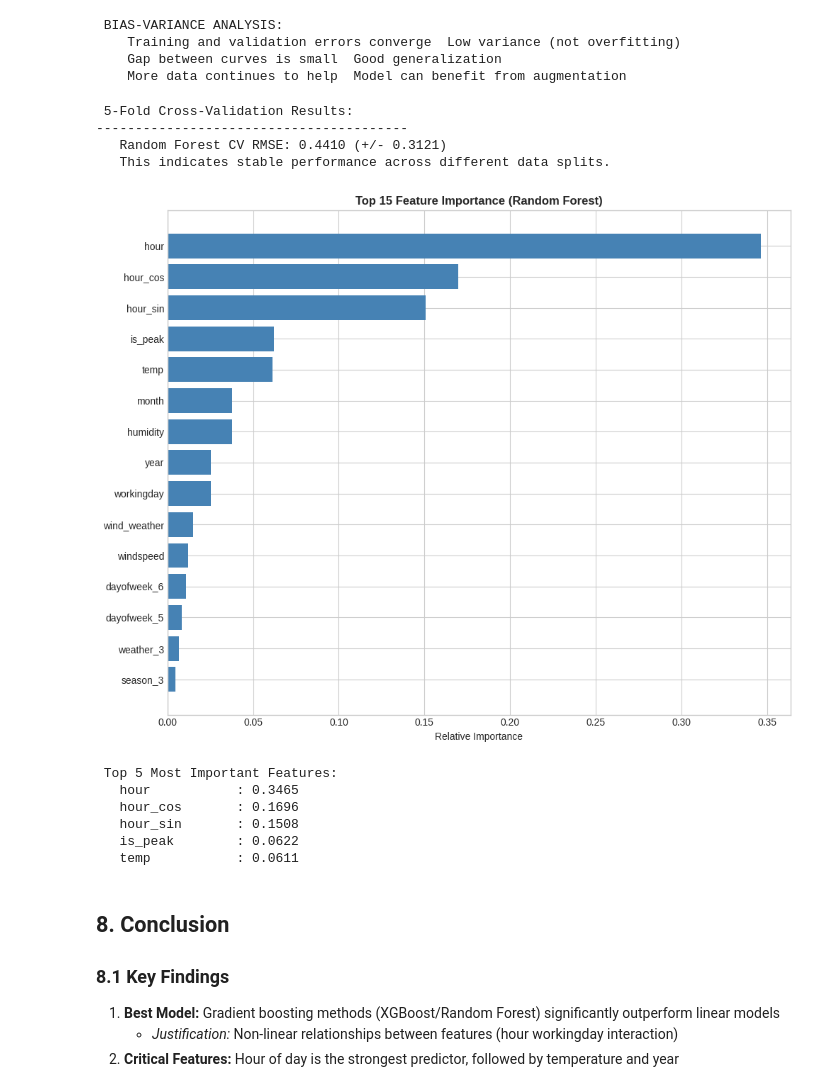
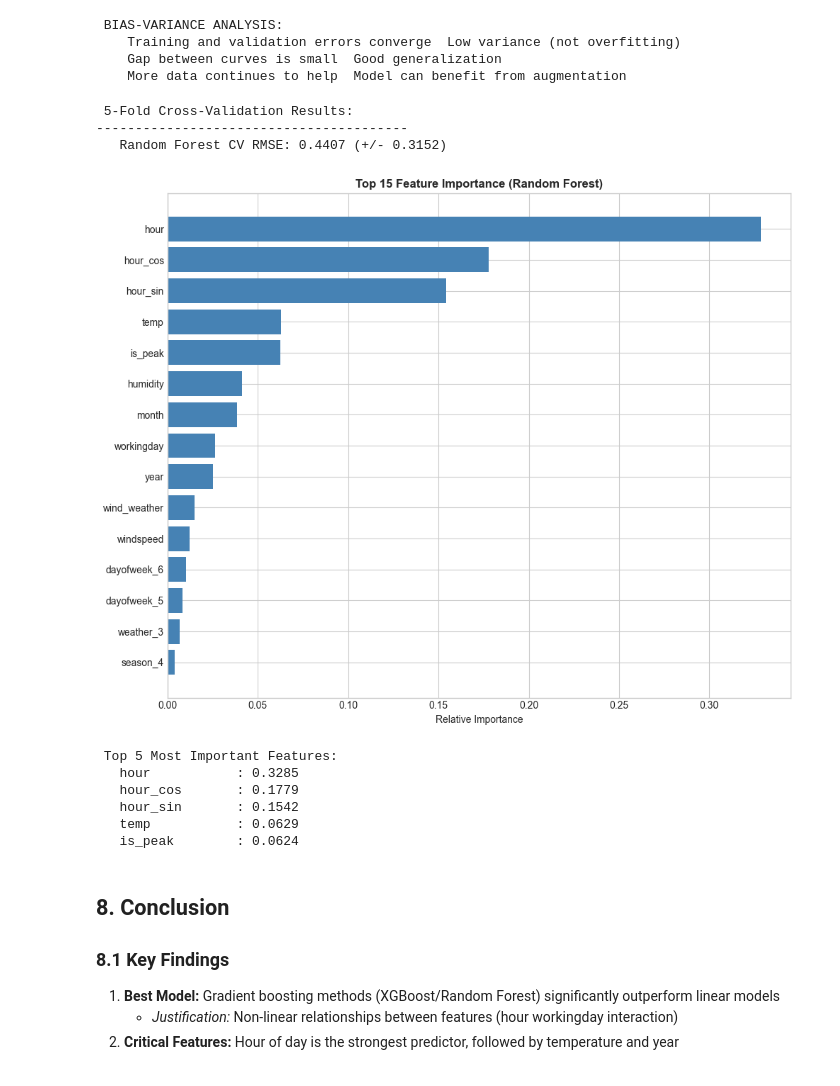
Before and after one commit to Chin-Wee/Bike-Sharing-Demand-Kaggle, a Jupyter notebook: Report.ipynb, the cells around one changed output. Cells and saved outputs as stored; diff of their text form; code cells hidden in the pictures.

```diff
--- a/Report.ipynb
+++ b/Report.ipynb
@@ -494,43 +475,41 @@ print("    More data continues to help  Model can benefit from augmentation")
 # CROSS-VALIDATION (More robust evaluation)
 print("\n 5-Fold Cross-Validation Results:")
 print("-" * 40)
-rf_model = rf
+rf_model = models["Random Forest"]
 cv_scores = cross_val_score(rf_model, X, y_log, cv=5, scoring='neg_mean_squared_error')
 rmse_scores = np.sqrt(-cv_scores)
 print(f"   Random Forest CV RMSE: {rmse_scores.mean():.4f} (+/- {rmse_scores.std()*2:.4f})")
-print(f"   This indicates stable performance across different data splits.")
 # %% [output]
  5-Fold Cross-Validation Results:
 ----------------------------------------
-   Random Forest CV RMSE: 0.4410 (+/- 0.3121)
-   This indicates stable performance across different data splits.
+   Random Forest CV RMSE: 0.4407 (+/- 0.3152)
 # %%
 # FEATURE IMPORTANCE (Corrected)
 # Train random forest for feature importance visualization
-rf_final = rf
+rf_final = models['Random Forest']
 rf_final.fit(X, y_log)
 # Use X.columns instead of feature_cols to ensure matching length with OHE expansion
 importance = pd.DataFrame({
     'Feature': X.columns,
     'Importance': rf_final.feature_importances_
 }).sort_values('Importance', ascending=True)
 plt.figure(figsize=(10, 8))
 plt.barh(importance.tail(15)['Feature'], importance.tail(15)['Importance'], color='steelblue')
 plt.title('Top 15 Feature Importance (Random Forest)', fontweight='bold')
 plt.xlabel('Relative Importance')
 plt.tight_layout()
 plt.show()
 print("\n Top 5 Most Important Features:")
 for _, row in importance.tail(5).iloc[::-1].iterrows():
     print(f"   {row['Feature']:15s}: {row['Importance']:.4f}")
 # %% [output]
-[figure, old version]
+[figure, new version]
  Top 5 Most Important Features:
-   hour           : 0.3465
-   hour_cos       : 0.1696
-   hour_sin       : 0.1508
-   is_peak        : 0.0622
-   temp           : 0.0611
+   hour           : 0.3285
+   hour_cos       : 0.1779
+   hour_sin       : 0.1542
+   temp           : 0.0629
+   is_peak        : 0.0624
 # %% [markdown]
 ## 8. Conclusion
 ### 8.1 Key Findings
```
Also changed, not shown: parts of 7 cells of this notebook, 1 other file.
